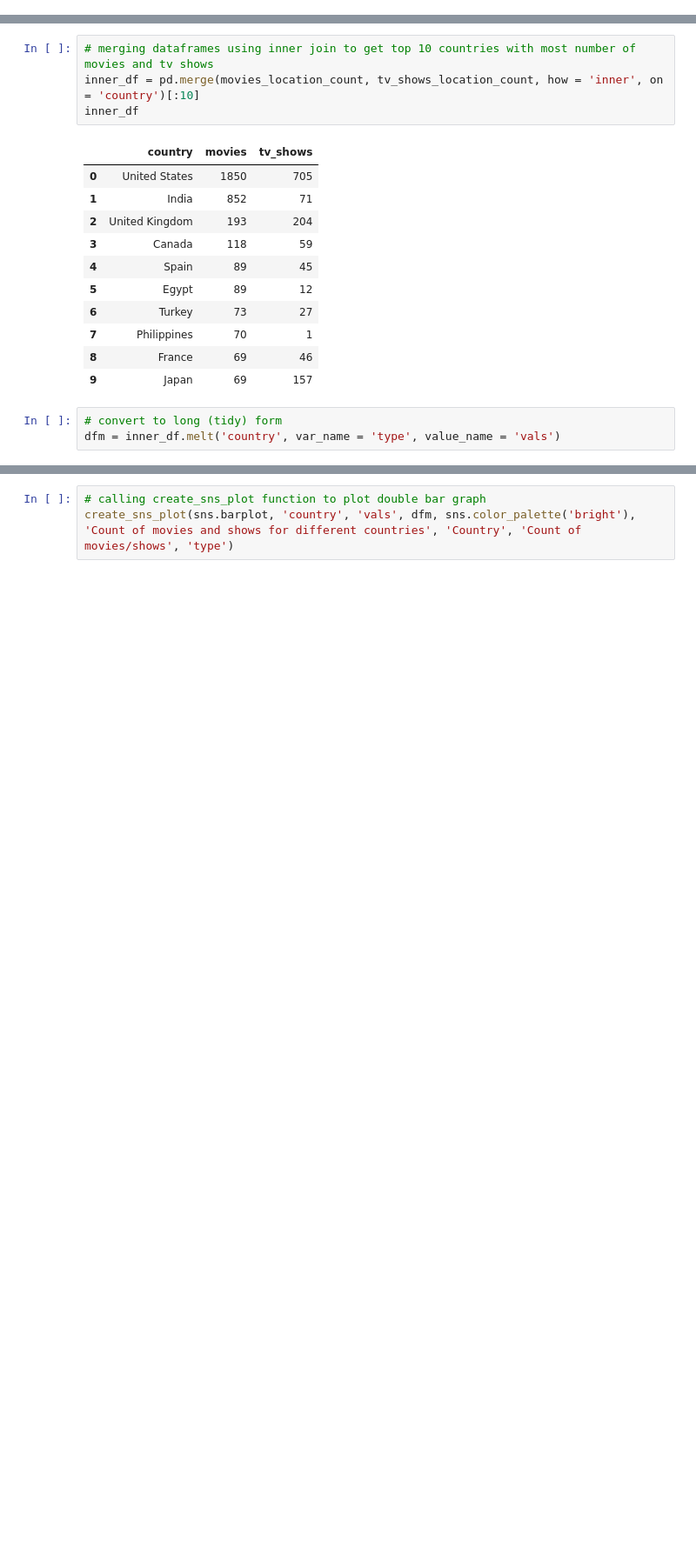
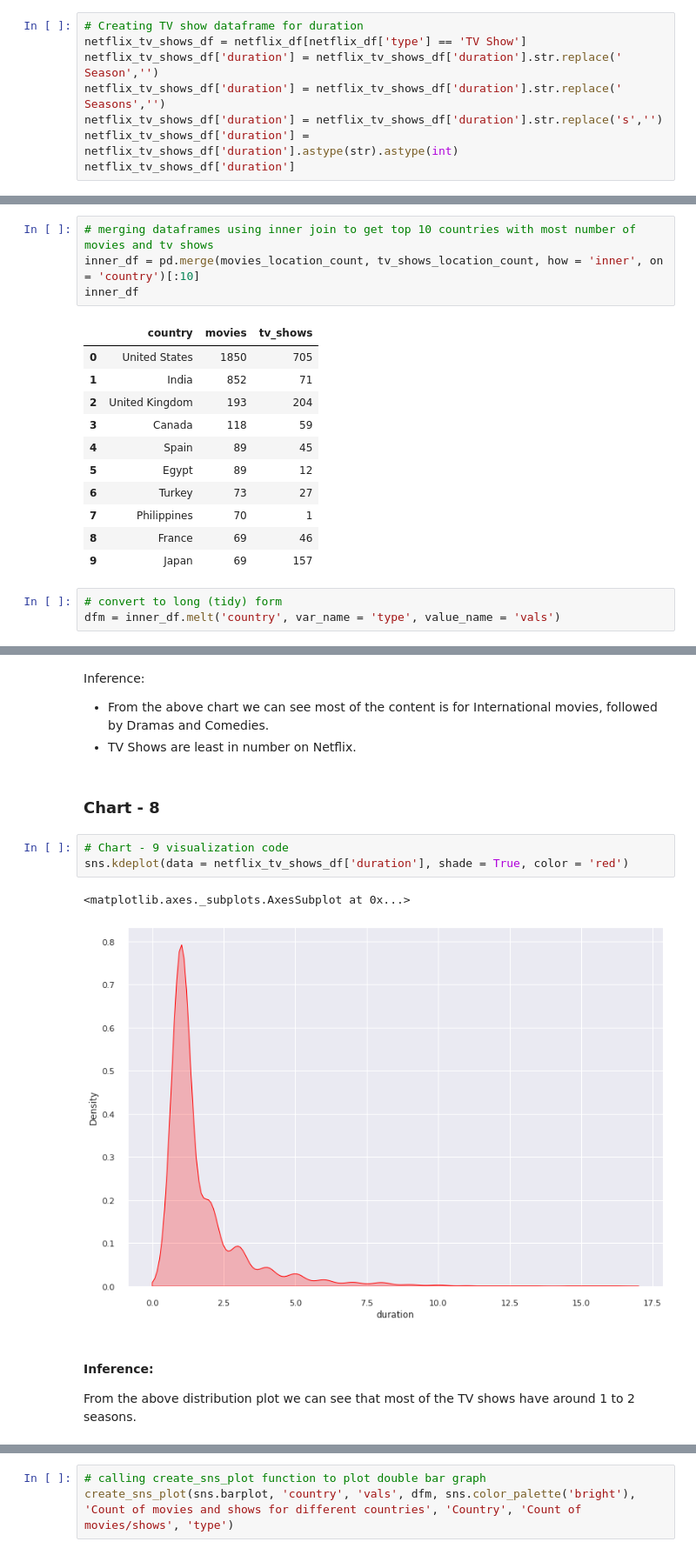
Before and after one commit to codeboy47/Netflix-movies-and-tv-shows-clustering, a Jupyter notebook: Individual_Notebook.ipynb, the cells around one changed output, grey strips where cells are left out. Shown at 87% size. Drawn from its saved outputs; the diff is of its cells as text; blank space fills up the shorter version.

```diff
--- a/Individual_Notebook.ipynb
+++ b/Individual_Notebook.ipynb
@@ -275,0 +316,8 @@ Inference:
+# %%
+# Creating TV show dataframe for duration
+netflix_tv_shows_df = netflix_df[netflix_df['type'] == 'TV Show']
+netflix_tv_shows_df['duration'] = netflix_tv_shows_df['duration'].str.replace(' Season','')
+netflix_tv_shows_df['duration'] = netflix_tv_shows_df['duration'].str.replace(' Seasons','')
+netflix_tv_shows_df['duration'] = netflix_tv_shows_df['duration'].str.replace('s','')
+netflix_tv_shows_df['duration'] = netflix_tv_shows_df['duration'].astype(str).astype(int)
+netflix_tv_shows_df['duration']
@@ -344,0 +597,17 @@ dfm = inner_df.melt('country', var_name = 'type', value_name = 'vals')
+# %% [markdown]
+Inference:
+
+
+*   From the above chart we can see most of the content is for International movies, followed by Dramas and Comedies.
+*   TV Shows are least in number on Netflix.
+# %% [markdown]
+### Chart - 8
+# %%
+# Chart - 9 visualization code
+sns.kdeplot(data = netflix_tv_shows_df['duration'], shade = True, color = 'red')
+# %% [output]
+<matplotlib.axes._subplots.AxesSubplot at 0x...>
+[figure, added]
+# %% [markdown]
+#### **Inference:**
+From the above distribution plot we can see that most of the TV shows have around 1 to 2 seasons.
```
Also changed, not shown: parts of 143 cells of this notebook.
